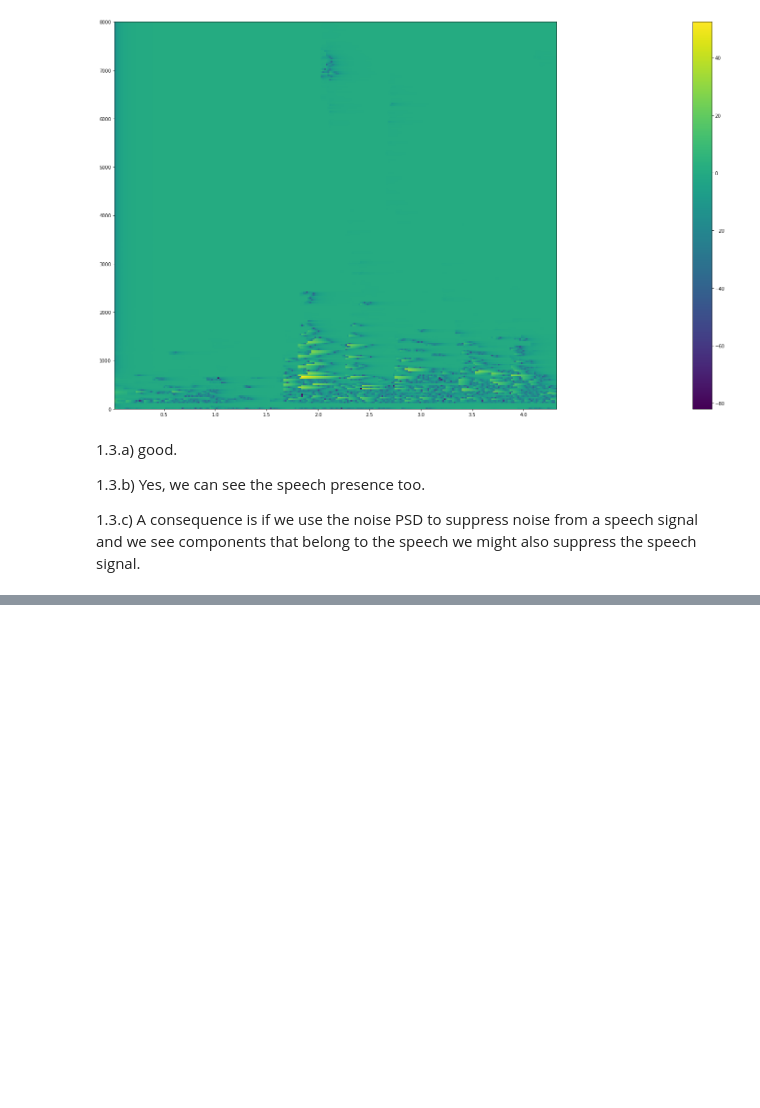
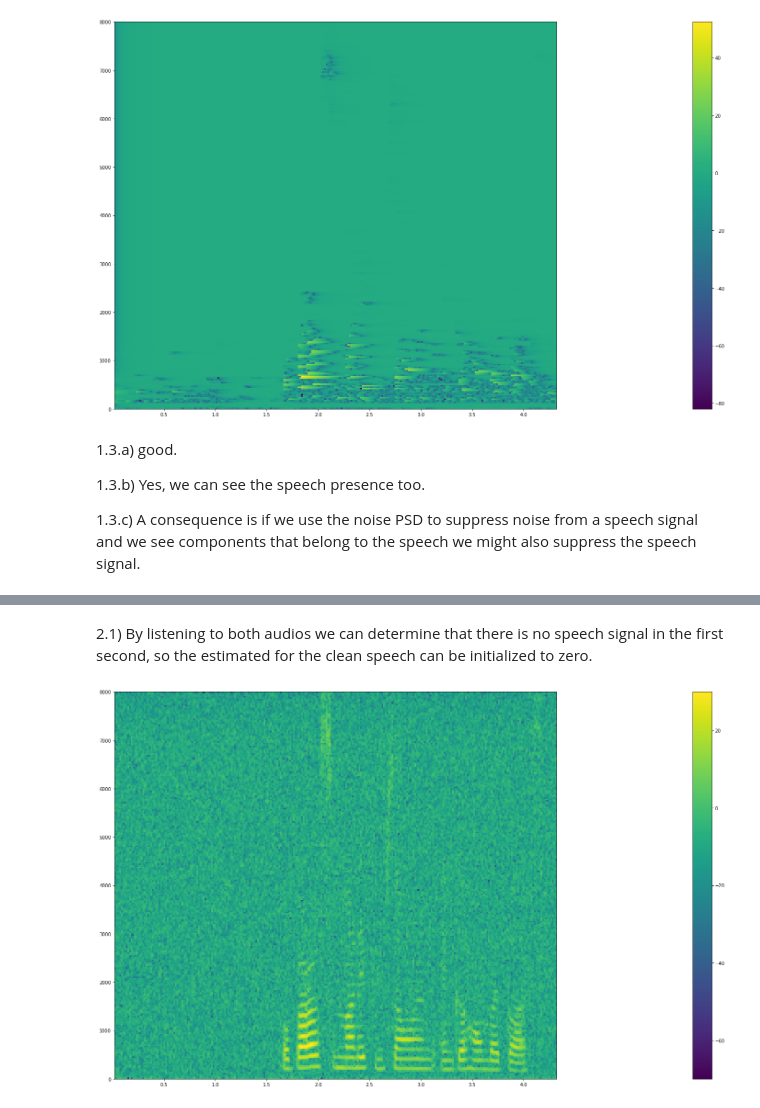
Before and after one commit to angelonti/uhh_ssp_summer2023, a Jupyter notebook: exercise6/exercise6.ipynb, the cells around one changed output, grey strips where cells are left out. Cells and saved outputs as stored; diff of their text form; code cells hidden in the pictures; blank space fills up the shorter version.

```diff
--- a/exercise6/exercise6.ipynb
+++ b/exercise6/exercise6.ipynb
@@ -76,12 +76,13 @@ from scipy.signal import get_window
 
 frame_length_samples = (frame_length/1000)*sampling_rate
 
-analysis_window = get_window('hann', int(frame_length_samples), fftbins=True)
+hann_window = get_window('hann', int(frame_length_samples), fftbins=True)
+root_hann = np.sqrt(hann_window)
 frame_length_samples
 # %% [output]
 512.0
 # %%
-m_stft_white, v_freq_white, v_time_frame_white = compute_stft(white_data, sampling_rate, frame_length, frame_shift, analysis_window)
+m_stft_white, v_freq_white, v_time_frame_white = compute_stft(white_data, sampling_rate, frame_length, frame_shift, root_hann)
 m_stft_white.shape
 # %% [output]
 (270, 257)
@@ -331,13 +332,13 @@ plot_spectrogram(babble_data)
 # %% [markdown]
 1.2.c) Yes. we see that the images of the SPP and spectrogram are similar in shape. For example we can see the harmonics and noise areas in both images.
 # %%
-def plot_spectrogram_nostft(m_stft, v_time_frame, v_freq):
+def plot_spectrogram_nostft(m_stft, v_time_frame, v_freq, vmin=None, vmax=None):
     fig = plt.figure()
     fig.set_size_inches(26.5, 15.5)
     ax = fig.add_subplot(111)
     im = ax.imshow(10*np.log10(np.maximum(np.square(np.abs(m_stft.T)), 10**(-15))),
                    cmap='viridis', origin='lower', extent=[v_time_frame[0], v_time_frame[-1], v_freq[0],
-                                                           sampling_rate//2], aspect='auto')
+                                                           sampling_rate//2], aspect='auto', vmin=vmin, vmax=vmax)
     fig.colorbar(im, orientation="vertical", pad=0.2)
 # %%
 plot_spectrogram_nostft(m_noise_psd_white, v_time_frame_white, v_freq_white)
@@ -355,0 +435,6 @@ plot_spectrogram_nostft(m_noise_psd_babble, v_time_frame_babble, v_freq_babble)
+# %% [markdown]
+2.1) By listening to both audios we can determine that there is no speech signal in the first second, so the estimated for the clean speech can be initialized to zero.
+# %%
+plot_spectrogram_nostft(m_stft_white, v_time_frame_white, v_freq_white, vmin=-70, vmax=30)
+# %% [output]
+[figure, added]
```
Also changed, not shown: parts of 24 cells of this notebook.
